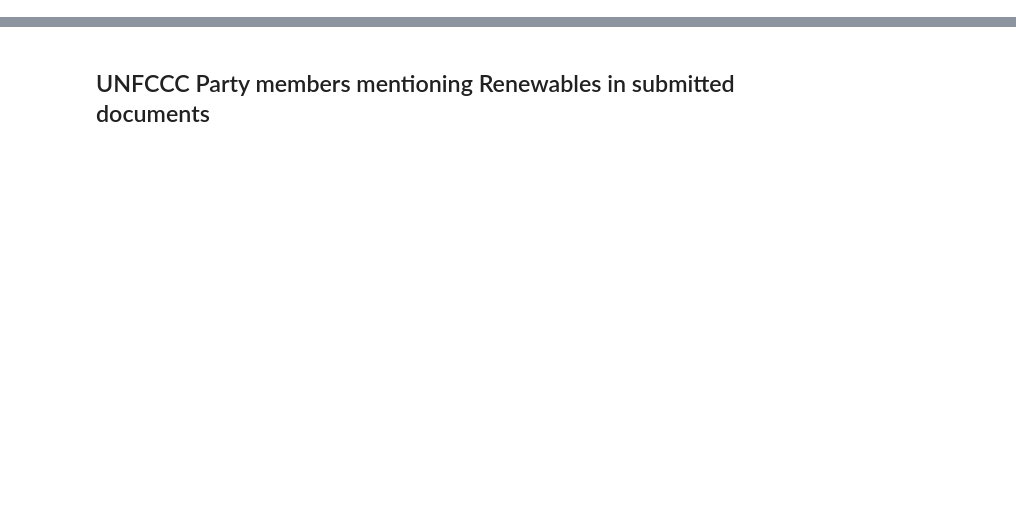
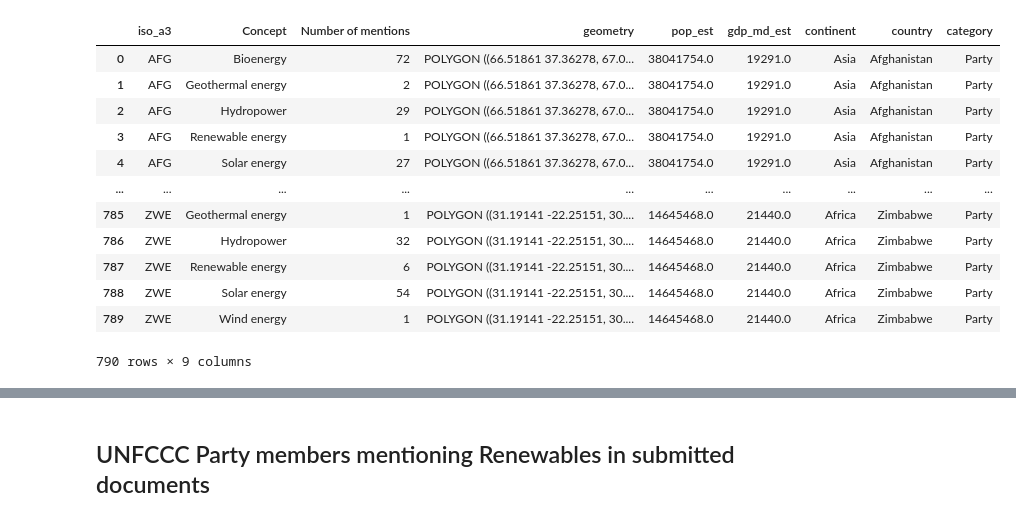
Before and after one commit to climatepolicyradar/global-stocktake, a Jupyter notebook: notebooks/simple_disaggregated_concept.ipynb, the cells around one changed output, grey strips where cells are left out. Drawn from its saved outputs; the diff is of its cells as text; code cells hidden in the pictures; blank space fills up the shorter version.

Commit message:
Bugfix for disaggregated concept report.

```diff
--- a/notebooks/simple_disaggregated_concept.ipynb
+++ b/notebooks/simple_disaggregated_concept.ipynb
@@ -264,9 +264,9 @@ df_authors.columns.name = None
 df_worldbank = df_worldbank.rename(columns={'name':'country'})
 # %%
 df_concepts_processed_party = df_concepts_processed[df_concepts_processed['category'] == 'Party']
-df_concepts_geoplot = df_concepts_processed.groupby('iso_a3').agg(
+df_concepts_geoplot = df_concepts_processed.groupby(['iso_a3','Concept']).agg(
     **{'Number of mentions': ('iso_a3', 'count')},
-    Concept=('Concept', lambda x: x[x.first_valid_index()] if x.first_valid_index() else None),
+    # Concept=('Concept', lambda x: x[x.first_valid_index()] if x.first_valid_index() else None),
     geometry=('geometry', 'first'),
     pop_est=('pop_est', 'first'),
     gdp_md_est=('gdp_md_est', 'first'),
@@ -274,6 +274,22 @@ df_concepts_geoplot = df_concepts_processed.groupby('iso_a3').agg(
     country=('country', 'first'),
     category=('category', 'first'),
 ).reset_index();
+# %%
+df_concepts_geoplot
+# %% [output]
+|  | iso_a3 | Concept | Number of mentions | geometry | pop_est | gdp_md_est | continent | country | category |
+| 0 | AFG | Bioenergy | 72 | POLYGON ((66.51861 37.36278, 67.0... | 38041754.0 | 19291.0 | Asia | Afghanistan | Party |
+| 1 | AFG | Geothermal energy | 2 | POLYGON ((66.51861 37.36278, 67.0... | 38041754.0 | 19291.0 | Asia | Afghanistan | Party |
+| 2 | AFG | Hydropower | 29 | POLYGON ((66.51861 37.36278, 67.0... | 38041754.0 | 19291.0 | Asia | Afghanistan | Party |
+| 3 | AFG | Renewable energy | 1 | POLYGON ((66.51861 37.36278, 67.0... | 38041754.0 | 19291.0 | Asia | Afghanistan | Party |
+| 4 | AFG | Solar energy | 27 | POLYGON ((66.51861 37.36278, 67.0... | 38041754.0 | 19291.0 | Asia | Afghanistan | Party |
+| ... | ... | ... | ... | ... | ... | ... | ... | ... | ... |
+| 785 | ZWE | Geothermal energy | 1 | POLYGON ((31.19141 -22.25151, 30.... | 14645468.0 | 21440.0 | Africa | Zimbabwe | Party |
+| 786 | ZWE | Hydropower | 32 | POLYGON ((31.19141 -22.25151, 30.... | 14645468.0 | 21440.0 | Africa | Zimbabwe | Party |
+| 787 | ZWE | Renewable energy | 6 | POLYGON ((31.19141 -22.25151, 30.... | 14645468.0 | 21440.0 | Africa | Zimbabwe | Party |
+| 788 | ZWE | Solar energy | 54 | POLYGON ((31.19141 -22.25151, 30.... | 14645468.0 | 21440.0 | Africa | Zimbabwe | Party |
+| 789 | ZWE | Wind energy | 1 | POLYGON ((31.19141 -22.25151, 30.... | 14645468.0 | 21440.0 | Africa | Zimbabwe | Party |
+790 rows × 9 columns
 # %%
 # world = gpd.read_file(gpd.datasets.get_path("naturalearth_lowres"))
 # merged = world.set_index("iso_a3").join(dd.set_index("country_code"), how="inner")
```
Also changed, not shown: parts of 5 cells of this notebook, 1 other file.
